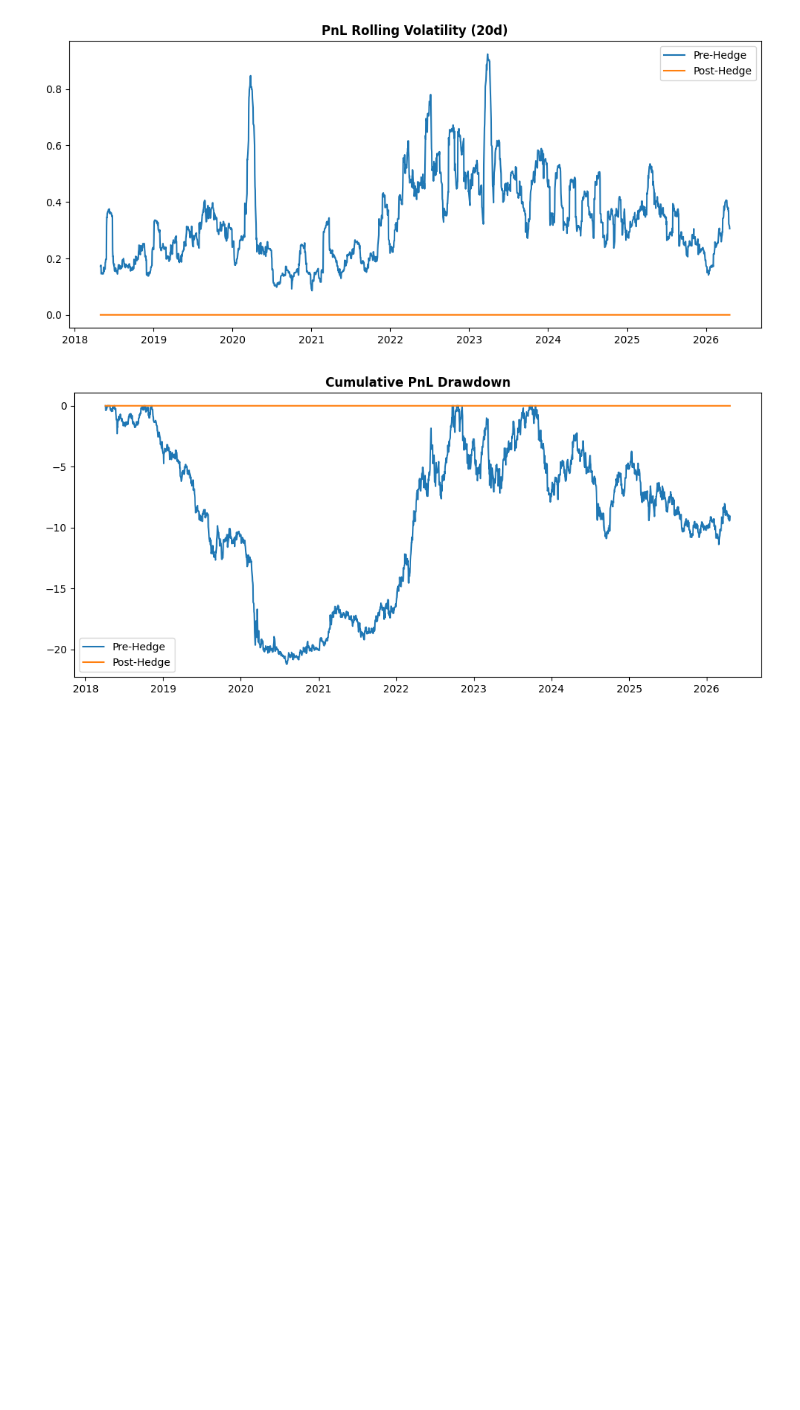
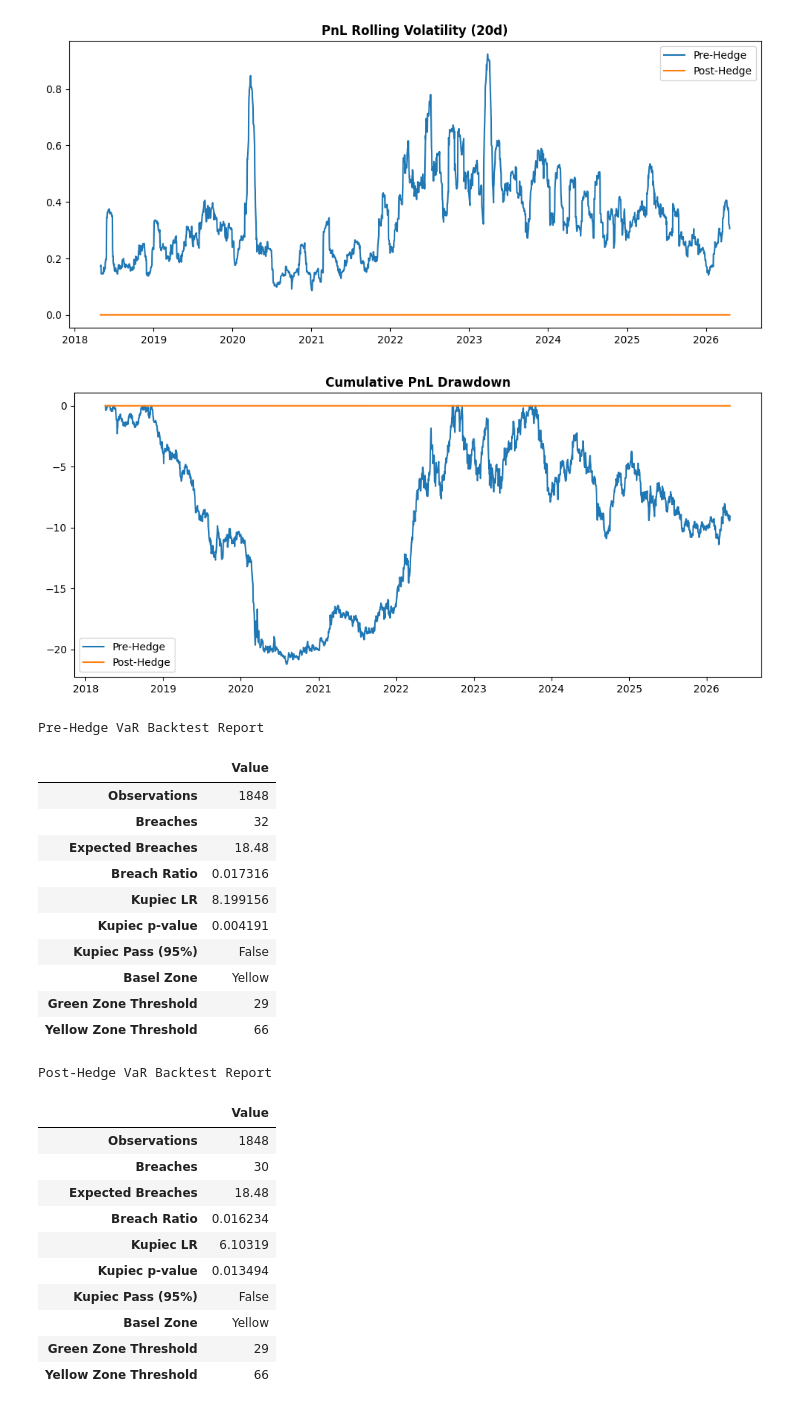
Before and after one commit to gorkemyencak/hedge-accounting-valuation-platform, a Jupyter notebook: notebooks/05_backtesting_and_pnl_engine.ipynb, the cells around one changed output. Cells and saved outputs as stored; diff of their text form; code cells hidden in the pictures; blank space fills up the shorter version.

Commit message:
VaR Backtesting - Kupiec unconditional coverage test & Basel exception classifier

```diff
--- a/notebooks/05_backtesting_and_pnl_engine.ipynb
+++ b/notebooks/05_backtesting_and_pnl_engine.ipynb
@@ -435,3 +437,82 @@ BacktestVisualizer.backtest_visualizer_pipeline(
 [figure]
 [figure]
 [figure]
+# %%
+### VaR Backtesting
+# creating VaR Backtesting instance
+var_backtester = VaRBacktest(confidence_level = 0.99)
+
+# creating RollingVar instance
+rolling_var = RollingVaR(factor_risk_model = factor_risk_model)
+
+# creating var time-series using factor risk model
+var_pre_hedge_series = rolling_var.rolling_historical_var(
+    exposures = portfolio_factor_exposure,
+    window = 252,
+    alpha = 0.99
+)
+var_post_hedge_series = rolling_var.rolling_historical_var(
+    exposures = hedged_factor_exposure,
+    window = 252,
+    alpha = 0.99
+)
+
+# aligning pnl and var time-series
+def align_series(pnl_ts, var_ts):
+
+    common_idx = pnl_ts.index.intersection(var_ts.index)
+
+    pnl_ts_aligned = pnl_ts[common_idx]
+    var_ts_aligned = var_ts[common_idx]
+
+    return pnl_ts_aligned, var_ts_aligned
+
+pnl_series_pre_hedge_aligned, var_pre_hedge_series_aligned = align_series(
+    pnl_ts = pnl_series_pre_hedge,
+    var_ts = var_pre_hedge_series
+)
+pnl_series_post_hedge_aligned, var_post_hedge_series_aligned = align_series(
+    pnl_ts = pnl_series_post_hedge,
+    var_ts = var_post_hedge_series
+)
+
+# running VaR backtest reports
+pre_hedge_var_backtester_report = var_backtester.backtest_report(
+    pnl = pnl_series_pre_hedge_aligned,
+    var = var_pre_hedge_series_aligned
+)
+post_hedge_var_backtester_report = var_backtester.backtest_report(
+    pnl = pnl_series_post_hedge_aligned,
+    var = var_post_hedge_series_aligned
+)
+
+print('Pre-Hedge VaR Backtest Report')
+display(pre_hedge_var_backtester_report)
+print()
+print('Post-Hedge VaR Backtest Report')
+display(post_hedge_var_backtester_report)
+# %% [output]
+Pre-Hedge VaR Backtest Report
+|  | Value |
+| Observations | 1848 |
+| Breaches | 32 |
+| Expected Breaches | 18.48 |
+| Breach Ratio | 0.017316 |
+| Kupiec LR | 8.199156 |
+| Kupiec p-value | 0.004191 |
+| Kupiec Pass (95%) | False |
+| Basel Zone | Yellow |
+| Green Zone Threshold | 29 |
+| Yellow Zone Threshold | 66 |
+Post-Hedge VaR Backtest Report
+|  | Value |
+| Observations | 1848 |
+| Breaches | 30 |
+| Expected Breaches | 18.48 |
+| Breach Ratio | 0.016234 |
+| Kupiec LR | 6.10319 |
+| Kupiec p-value | 0.013494 |
+| Kupiec Pass (95%) | False |
+| Basel Zone | Yellow |
+| Green Zone Threshold | 29 |
+| Yellow Zone Threshold | 66 |
```
Also changed, not shown: parts of 1 cell of this notebook, 2 other files.
